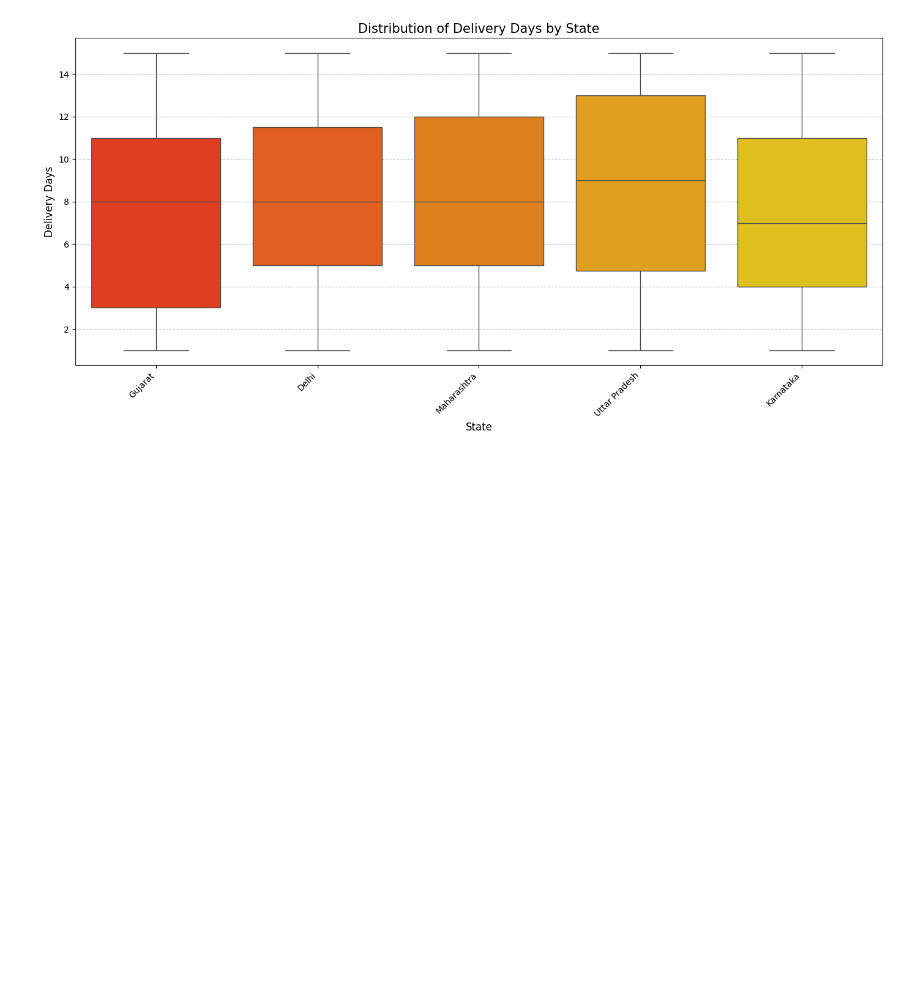
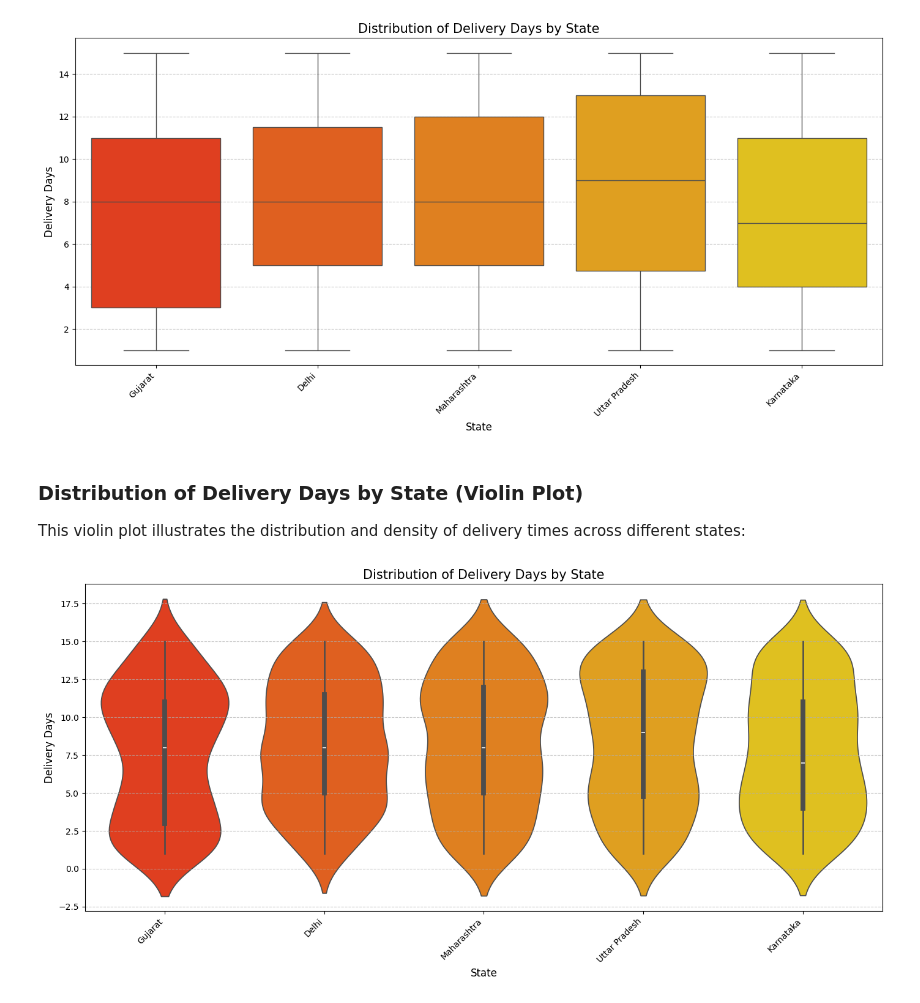
Before and after one commit to sameer-S-R-A/Project_matrix, a Jupyter notebook: honda_sales_EDA.ipynb, the cells around one changed output. Cells and saved outputs as stored; diff of their text form; code cells hidden in the pictures; blank space fills up the shorter version.

Commit message:
Violin Plot

```diff
--- a/honda_sales_EDA.ipynb
+++ b/honda_sales_EDA.ipynb
@@ -890,3 +890,23 @@ plt.tight_layout()
 plt.show()
 # %% [output]
 [figure]
+# %% [markdown]
+### Distribution of Delivery Days by State (Violin Plot)
+This violin plot illustrates the distribution and density of delivery times across different states:
+# %%
+import seaborn as sns
+import matplotlib.pyplot as plt
+
+plt.figure(figsize=(14, 7))
+# Replaced boxplot with violinplot
+sns.violinplot(data=df, x='State', y='Delivery_Days', hue='State', palette='autumn', legend=False)
+
+plt.title('Distribution of Delivery Days by State', fontsize=15)
+plt.xlabel('State', fontsize=12)
+plt.ylabel('Delivery Days', fontsize=12)
+plt.xticks(rotation=45, ha='right')
+plt.grid(axis='y', linestyle='--', alpha=0.7)
+plt.tight_layout()
+plt.show()
+# %% [output]
+[figure, added]
```
